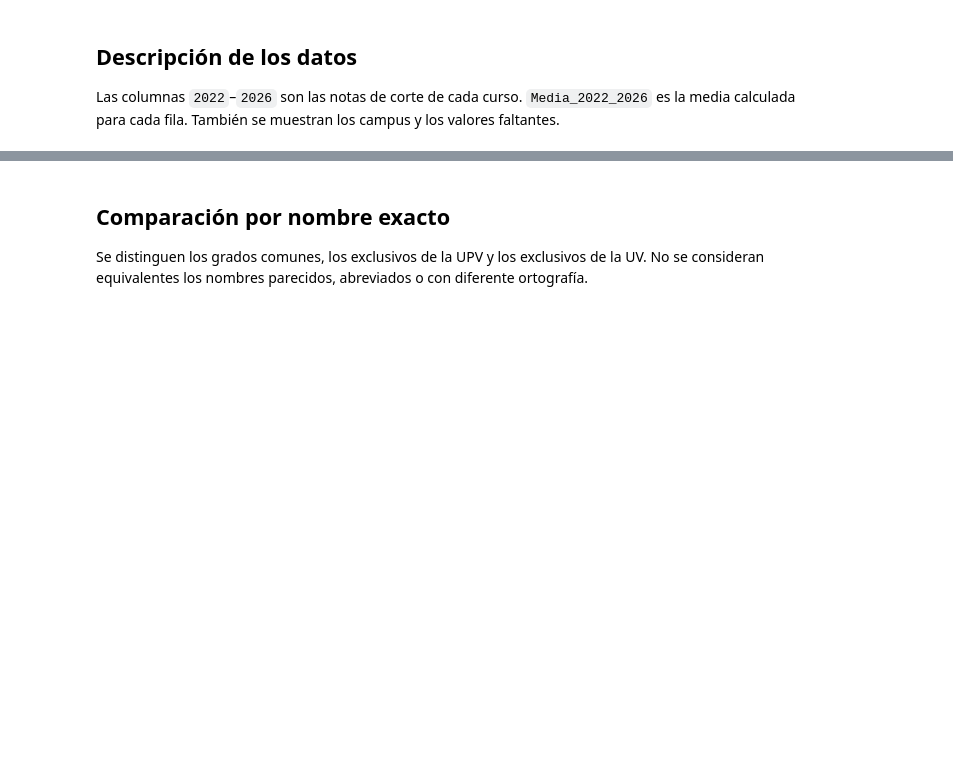
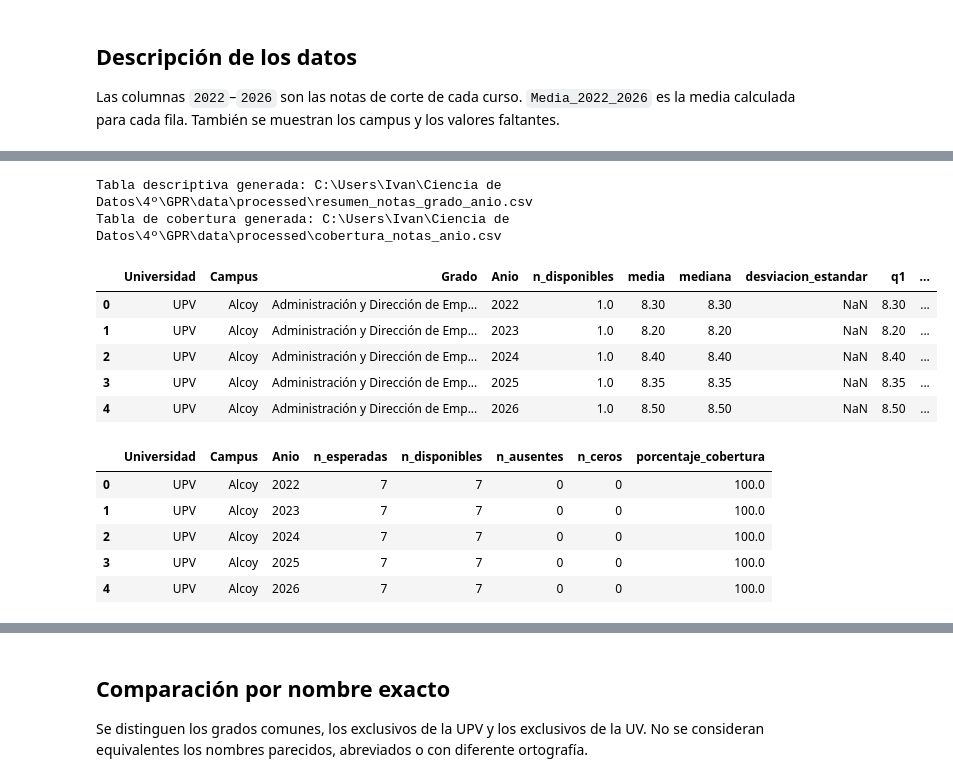
Before and after one commit to ivanloki00/GPR, a Jupyter notebook: notebooks/analisis_unificacion_upv_uv.ipynb, the cells around one changed output, grey strips where cells are left out. Drawn from its saved outputs; the diff is of its cells as text; code cells hidden in the pictures; blank space fills up the shorter version.

```diff
--- a/notebooks/analisis_unificacion_upv_uv.ipynb
+++ b/notebooks/analisis_unificacion_upv_uv.ipynb
@@ -18,6 +18,8 @@ YEARS = ['2022', '2023', '2024', '2025', '2026']
 UPV_PATH = BASE_DIR / 'data' / 'raw' / 'grados_upv_notas_corte_2022_2026.csv'
 UV_PATH = BASE_DIR / 'data' / 'raw' / 'grados_uv_notas_corte_2022_2026.csv'
 OUTPUT_PATH = BASE_DIR / 'data' / 'processed' / 'grados_upv_uv_unificado.csv'
+SUMMARY_PATH = BASE_DIR / 'data' / 'processed' / 'resumen_notas_grado_anio.csv'
+COVERAGE_PATH = BASE_DIR / 'data' / 'processed' / 'cobertura_notas_anio.csv'
 OUTPUT_PATH.parent.mkdir(parents=True, exist_ok=True)
 
 assert UPV_PATH.exists(), f'No se encuentra {UPV_PATH}'
@@ -38,3 +49,81 @@ Las columnas `2022`–`2026` son las notas de corte de cada curso. `Media_2022_2
+# %%
+if 'unificado' not in globals():
+    unificado = pd.concat([upv, uv], ignore_index=True)
+
+notas_largo = unificado.melt(
+    id_vars=['Universidad', 'Grado', 'Campus'],
+    value_vars=YEARS,
+    var_name='Anio',
+    value_name='Nota'
+)
+notas_largo['Anio'] = notas_largo['Anio'].astype(int)
+notas_largo['Nota'] = pd.to_numeric(notas_largo['Nota'], errors='coerce')
+grupo = ['Universidad', 'Campus', 'Grado', 'Anio']
+
+def estadisticos_notas(series):
+    disponibles = series.dropna()
+    q1 = disponibles.quantile(0.25)
+    q3 = disponibles.quantile(0.75)
+    return pd.Series({
+        'n_disponibles': int(disponibles.size),
+        'media': disponibles.mean(),
+        'mediana': disponibles.median(),
+        'desviacion_estandar': disponibles.std(ddof=1),
+        'q1': q1,
+        'q3': q3,
+        'iqr': q3 - q1,
+    })
+
+resumen_notas = (
+    notas_largo.groupby(grupo, dropna=False)['Nota']
+    .apply(estadisticos_notas)
+    .unstack()
+    .reset_index()
+)
+resumen_notas.to_csv(SUMMARY_PATH, index=False, encoding='utf-8-sig', float_format='%.4f')
+
+cobertura_notas = (
+    notas_largo.assign(
+        disponible=notas_largo['Nota'].notna(),
+        ausente=notas_largo['Nota'].isna(),
+        cero=notas_largo['Nota'].eq(0),
+    )
+    .groupby(['Universidad', 'Campus', 'Anio'], dropna=False)
+    .agg(
+        n_esperadas=('Nota', 'size'),
+        n_disponibles=('disponible', 'sum'),
+        n_ausentes=('ausente', 'sum'),
+        n_ceros=('cero', 'sum'),
+    )
+    .reset_index()
+)
+cobertura_notas['porcentaje_cobertura'] = (
+    100 * cobertura_notas['n_disponibles'] / cobertura_notas['n_esperadas']
+)
+cobertura_notas.to_csv(COVERAGE_PATH, index=False, encoding='utf-8-sig', float_format='%.4f')
+
+assert len(notas_largo) == len(unificado) * len(YEARS)
+assert (cobertura_notas['n_disponibles'] + cobertura_notas['n_ausentes'] == cobertura_notas['n_esperadas']).all()
+assert (cobertura_notas['n_ceros'] <= cobertura_notas['n_disponibles']).all()
+print(f'Tabla descriptiva generada: {SUMMARY_PATH}')
+print(f'Tabla de cobertura generada: {COVERAGE_PATH}')
+display(resumen_notas.head())
+display(cobertura_notas.head())
+# %% [output]
+Tabla descriptiva generada: C:\Users\Ivan\Ciencia de Datos\4º\GPR\data\processed\resumen_notas_grado_anio.csv
+Tabla de cobertura generada: C:\Users\Ivan\Ciencia de Datos\4º\GPR\data\processed\cobertura_notas_anio.csv
+|  | Universidad | Campus | Grado | Anio | n_disponibles | media | mediana | desviacion_estandar | q1 | ... |
+| 0 | UPV | Alcoy | Administración y Dirección de Emp... | 2022 | 1.0 | 8.30 | 8.30 | NaN | 8.30 | ... |
+| 1 | UPV | Alcoy | Administración y Dirección de Emp... | 2023 | 1.0 | 8.20 | 8.20 | NaN | 8.20 | ... |
+| 2 | UPV | Alcoy | Administración y Dirección de Emp... | 2024 | 1.0 | 8.40 | 8.40 | NaN | 8.40 | ... |
+| 3 | UPV | Alcoy | Administración y Dirección de Emp... | 2025 | 1.0 | 8.35 | 8.35 | NaN | 8.35 | ... |
+| 4 | UPV | Alcoy | Administración y Dirección de Emp... | 2026 | 1.0 | 8.50 | 8.50 | NaN | 8.50 | ... |
+|  | Universidad | Campus | Anio | n_esperadas | n_disponibles | n_ausentes | n_ceros | porcentaje_cobertura |
+| 0 | UPV | Alcoy | 2022 | 7 | 7 | 0 | 0 | 100.0 |
+| 1 | UPV | Alcoy | 2023 | 7 | 7 | 0 | 0 | 100.0 |
+| 2 | UPV | Alcoy | 2024 | 7 | 7 | 0 | 0 | 100.0 |
+| 3 | UPV | Alcoy | 2025 | 7 | 7 | 0 | 0 | 100.0 |
+| 4 | UPV | Alcoy | 2026 | 7 | 7 | 0 | 0 | 100.0 |
 # %%
 def resumen(frame):
     return pd.Series({
```
Also changed, not shown: parts of 7 cells of this notebook, 3 other files.
